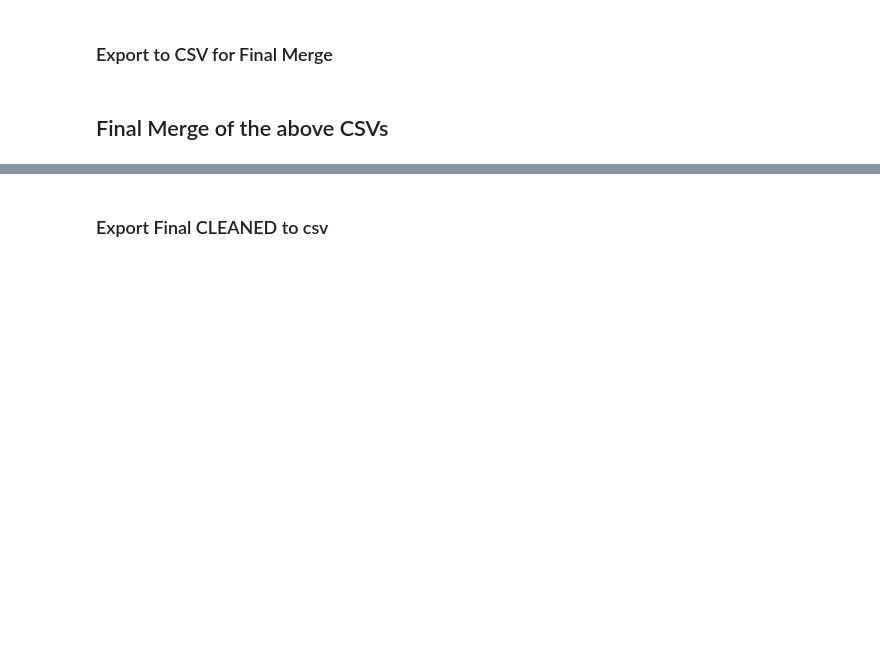
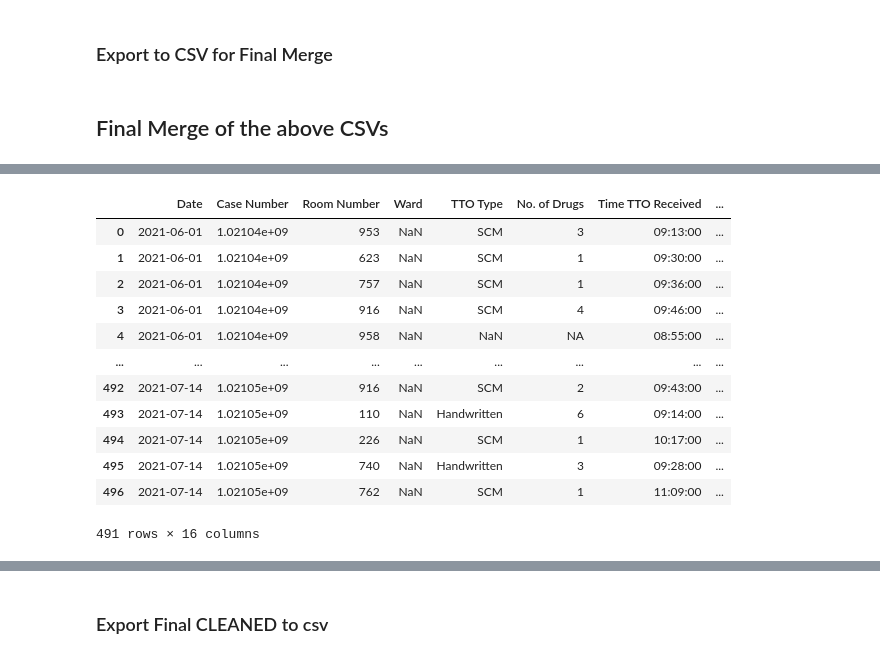
Before and after one commit to RoystonCXW/IS447---Smart-Healthcare, a Jupyter notebook: IS447/System/Data/Pharmacy Dept/Data Cleaning/GEH_Cleaning.ipynb, the cells around one changed output, grey strips where cells are left out. Saved outputs shown, nothing was run; the diff lists cells and outputs as text; code cells hidden in the pictures; blank space fills up the shorter version.

```diff
--- a/IS447/System/Data/Pharmacy Dept/Data Cleaning/GEH_Cleaning.ipynb
+++ b/IS447/System/Data/Pharmacy Dept/Data Cleaning/GEH_Cleaning.ipynb
@@ -816,4 +557,0 @@ memory usage: 415.4+ KB
-# %%
-df3["Time TTO Received"]  = pd.to_datetime(df3["Time TTO Received"] , infer_datetime_format=True, errors='coerce')
-df3["Time TTO Reached"]  = pd.to_datetime(df3["Time TTO Reached"] , infer_datetime_format=True, errors='coerce')
-df3["Time TTO Counselled"]  = pd.to_datetime(df3["Time TTO Counselled"] , infer_datetime_format=True, errors='coerce')
@@ -836,4 +557,0 @@ See the caveats in the documentation: https://pandas.pydata.org/pandas-docs/stab
-# %%
-df3["Time TTO Received"]  = df3['Time TTO Received'].dt.time
-df3["Time TTO Reached"]  = df3['Time TTO Reached'].dt.time
-df3["Time TTO Counselled"]  = df3['Time TTO Counselled'].dt.time
@@ -856,7 +557,0 @@ See the caveats in the documentation: https://pandas.pydata.org/pandas-docs/stab
-# %%
-df3['Office Hours'] = np.where(df3['Time TTO Received'].isnull() | df3['Time TTO Reached'].isnull() , 'NA',
-                            np.where(  ((df3['Time TTO Received'] >= datetime.strptime('08:30:00', '%H:%M:%S').time()  ) &
-                                        (df3['Time TTO Reached'] <= datetime.strptime('17:00:00', '%H:%M:%S').time() )),
-                                        'Yes', 'No'))
-
-df3
@@ -926,3 +614,4 @@ list(merged_df.columns)
 # %%
-merged_df = merged_df.drop(['Pharmacist_Checked','Pharmacist_Dispensed','Dispatcher','status_CheckedTTO','status_TTOReached','status_Dispensed','status_TTOIn','Time'],
+merged_df = merged_df.drop(['Pharmacist_Checked','Pharmacist_Dispensed','Dispatcher','status_CheckedTTO','status_TTOReached','status_Dispensed','status_TTOIn','Time',
+                           'Timings (Checked)','Timings (Reached)'],
                            axis=1)
@@ -930,0 +638,16 @@ KeyError: "['Pharmacist_Checked' 'Pharmacist_Dispensed' 'Dispatcher'\n 'status_C
+# %%
+merged_df[merged_df.index.duplicated()]
+# %% [output]
+|  | Date | Case Number | Room Number | Ward | TTO Type | No. of Drugs | Time TTO Received | ... |
+| 0 | 2021-06-01 | 1.02104e+09 | 953 | NaN | SCM | 3 | 09:13:00 | ... |
+| 1 | 2021-06-01 | 1.02104e+09 | 623 | NaN | SCM | 1 | 09:30:00 | ... |
+| 2 | 2021-06-01 | 1.02104e+09 | 757 | NaN | SCM | 1 | 09:36:00 | ... |
+| 3 | 2021-06-01 | 1.02104e+09 | 916 | NaN | SCM | 4 | 09:46:00 | ... |
+| 4 | 2021-06-01 | 1.02104e+09 | 958 | NaN | NaN | NA | 08:55:00 | ... |
+| ... | ... | ... | ... | ... | ... | ... | ... | ... |
+| 492 | 2021-07-14 | 1.02105e+09 | 916 | NaN | SCM | 2 | 09:43:00 | ... |
+| 493 | 2021-07-14 | 1.02105e+09 | 110 | NaN | Handwritten | 6 | 09:14:00 | ... |
+| 494 | 2021-07-14 | 1.02105e+09 | 226 | NaN | SCM | 1 | 10:17:00 | ... |
+| 495 | 2021-07-14 | 1.02105e+09 | 740 | NaN | Handwritten | 3 | 09:28:00 | ... |
+| 496 | 2021-07-14 | 1.02105e+09 | 762 | NaN | SCM | 1 | 11:09:00 | ... |
+491 rows × 16 columns
```
Also changed, not shown: parts of 76 cells of this notebook, 3 other files.
